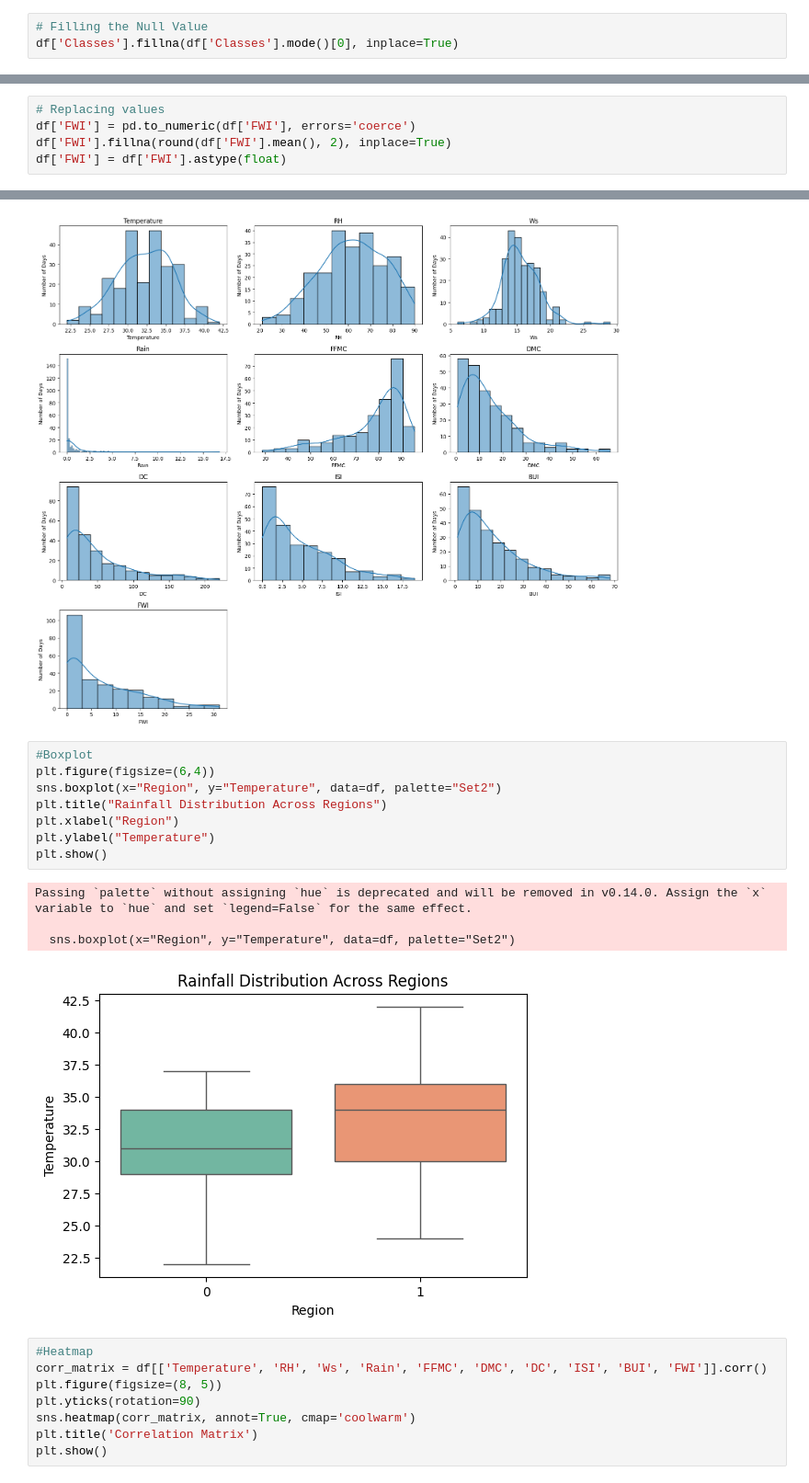
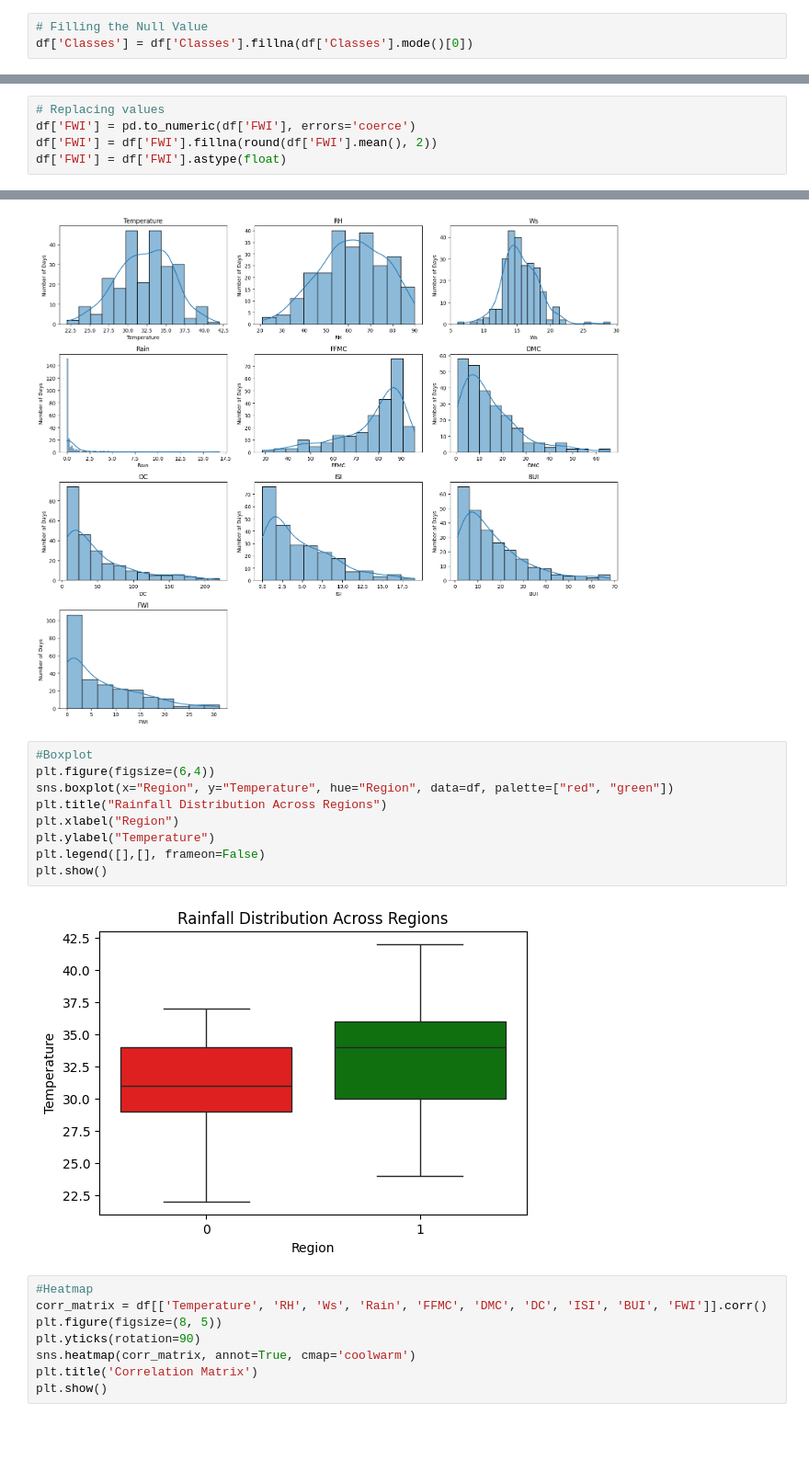
Before and after one commit to Aspire-Infolabs/FWI_Prediction_Batch8, a Jupyter notebook: FWI_Prediction_Pranjali.ipynb, the cells around one changed output, grey strips where cells are left out. Shown at 92% size. Drawn from its saved outputs; the diff is of its cells as text; blank space fills up the shorter version.

```diff
--- a/FWI_Prediction_Pranjali.ipynb
+++ b/FWI_Prediction_Pranjali.ipynb
@@ -62,4 +62,4 @@ print(missing_row)
 df.columns = df.columns.str.strip()
 # %%
 # Filling the Null Value
-df['Classes'].fillna(df['Classes'].mode()[0], inplace=True)
+df['Classes'] = df['Classes'].fillna(df['Classes'].mode()[0])
@@ -73,5 +66,5 @@ For example, when doing 'df[col].method(value, inplace=True)', try using 'df.met
 # %%
 # Replacing values
 df['FWI'] = pd.to_numeric(df['FWI'], errors='coerce')
-df['FWI'].fillna(round(df['FWI'].mean(), 2), inplace=True)
+df['FWI'] = df['FWI'].fillna(round(df['FWI'].mean(), 2))
 df['FWI'] = df['FWI'].astype(float)
@@ -199,16 +185,14 @@ plt.show()
 # %%
 #Boxplot
 plt.figure(figsize=(6,4))
-sns.boxplot(x="Region", y="Temperature", data=df, palette="Set2")
+sns.boxplot(x="Region", y="Temperature", hue="Region", data=df, palette=["red", "green"])
 plt.title("Rainfall Distribution Across Regions")
 plt.xlabel("Region")
 plt.ylabel("Temperature")
+plt.legend([],[], frameon=False)
 plt.show()
 # %% [output]
-Passing `palette` without assigning `hue` is deprecated and will be removed in v0.14.0. Assign the `x` variable to `hue` and set `legend=False` for the same effect.
-
-  sns.boxplot(x="Region", y="Temperature", data=df, palette="Set2")
-[figure, old version]
+[figure, new version]
 # %%
 #Heatmap
 corr_matrix = df[['Temperature', 'RH', 'Ws', 'Rain', 'FFMC', 'DMC', 'DC', 'ISI', 'BUI', 'FWI']].corr()
```
Also changed, not shown: parts of 2 cells of this notebook.
